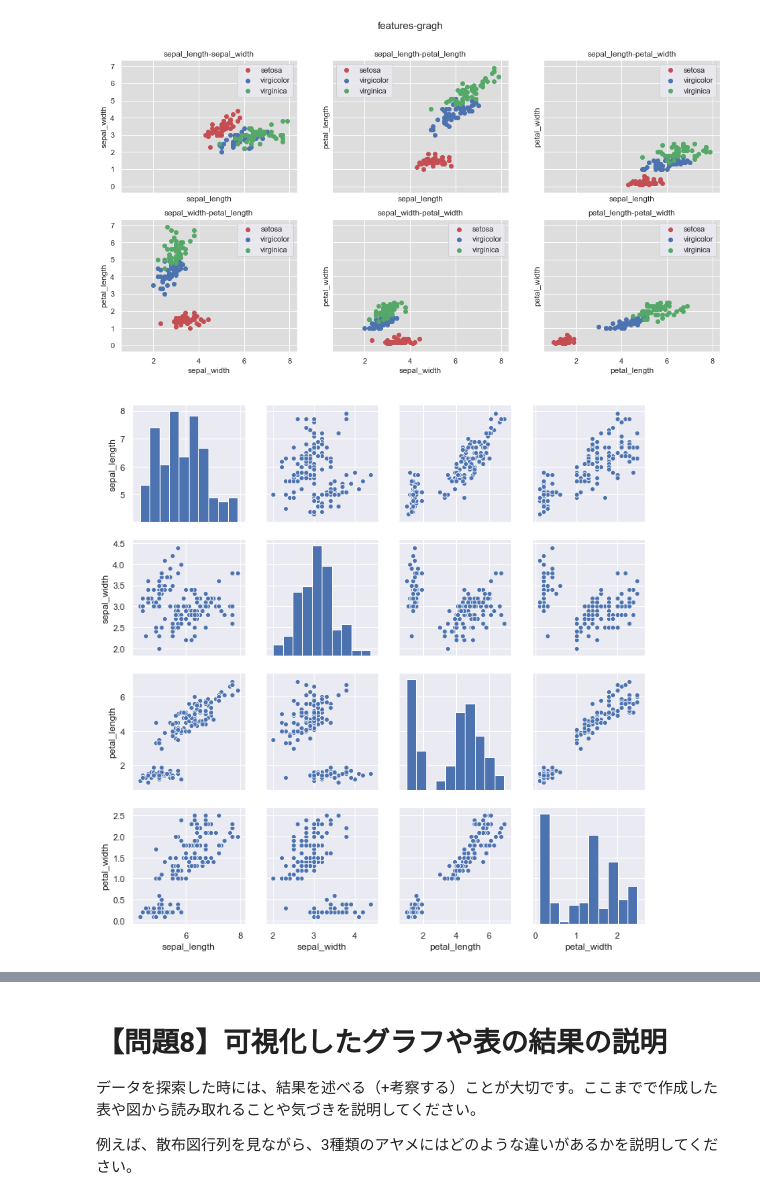
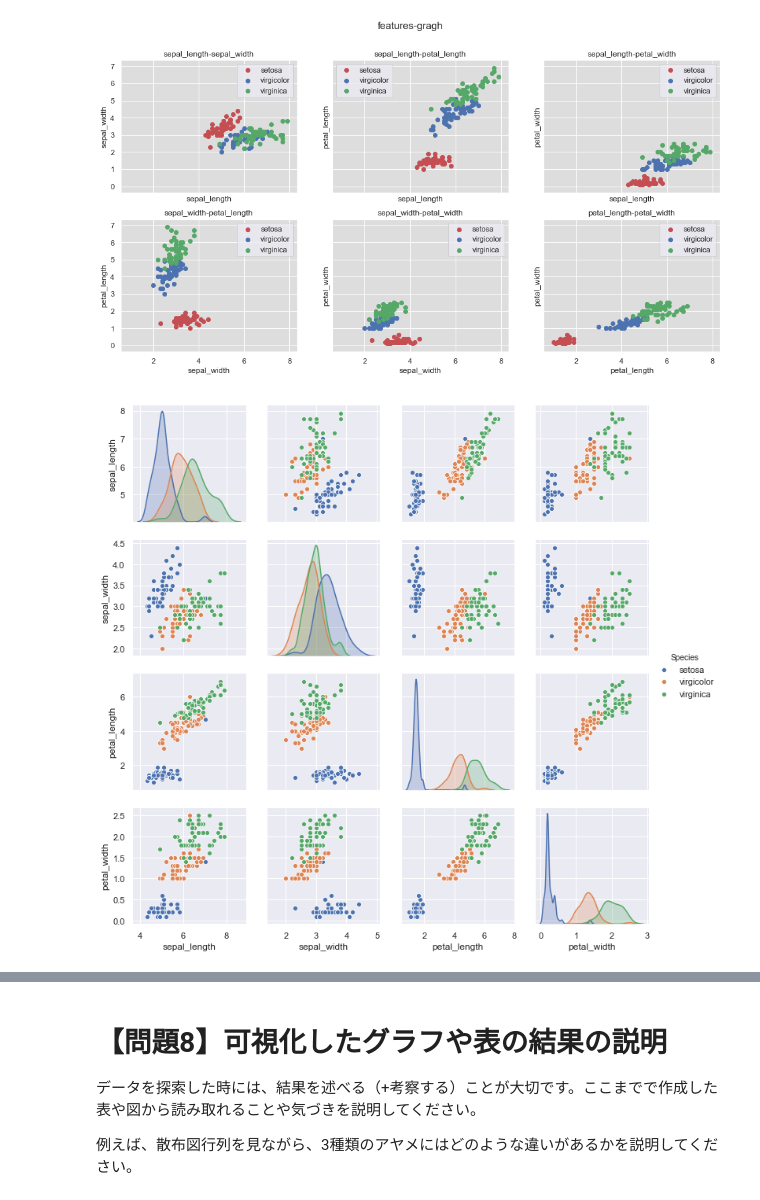
Before and after one commit to Go-to-Ray/diveintocode-ml-1, a Jupyter notebook: week3/week3_task1.ipynb, the cells around one changed output, grey strips where cells are left out. Drawn from its saved outputs; the diff is of its cells as text; code cells hidden in the pictures.

```diff
--- a/week3/week3_task1.ipynb
+++ b/week3/week3_task1.ipynb
@@ -291,12 +256,20 @@ for j in range(3):
 plt.show()
 # %% [output]
 [figure]
-# %%
-#全ての組み合わせの散布図を一度に表示させる、散布図行列を作る(１つ)
-%matplotlib inline
-sns.pairplot(X)
-plt.show()
-# %% [output]
-[figure, removed]
+# %%
+#全ての組み合わせの散布図を一度に表示させる、散布図行列を作る(１つ)
+%matplotlib inline
+import warnings
+warnings.simplefilter('ignore')
+
+y[0:51] = "setosa"
+y[51:101] = "virgicolor"
+y[101:] = "virginica"
+df2 = pd.concat((X,y),axis = "columns")
+a = sns.pairplot(df2,hue="Species")
+
+plt.show()
+# %% [output]
+[figure, added]
 # %%
 #４つの特徴量に関する相関係数行列を作る
```
Also changed, not shown: parts of 6 cells of this notebook.
